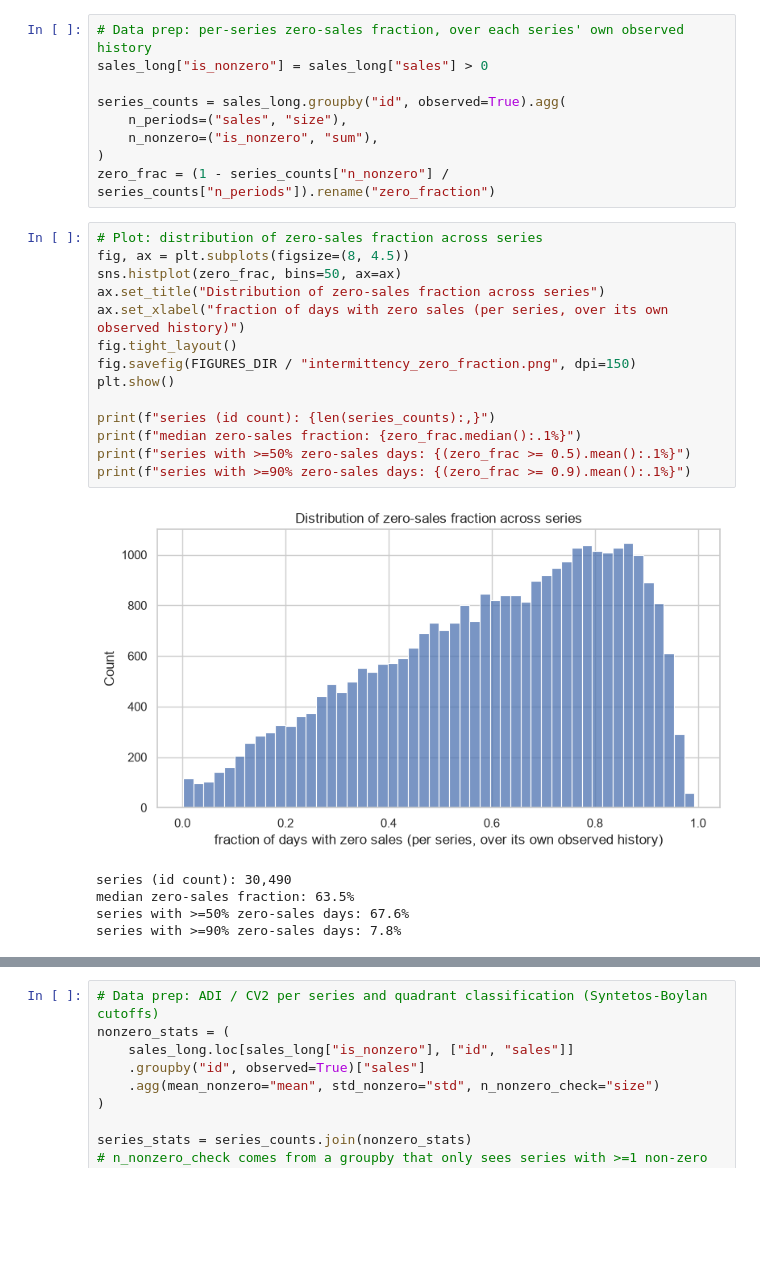
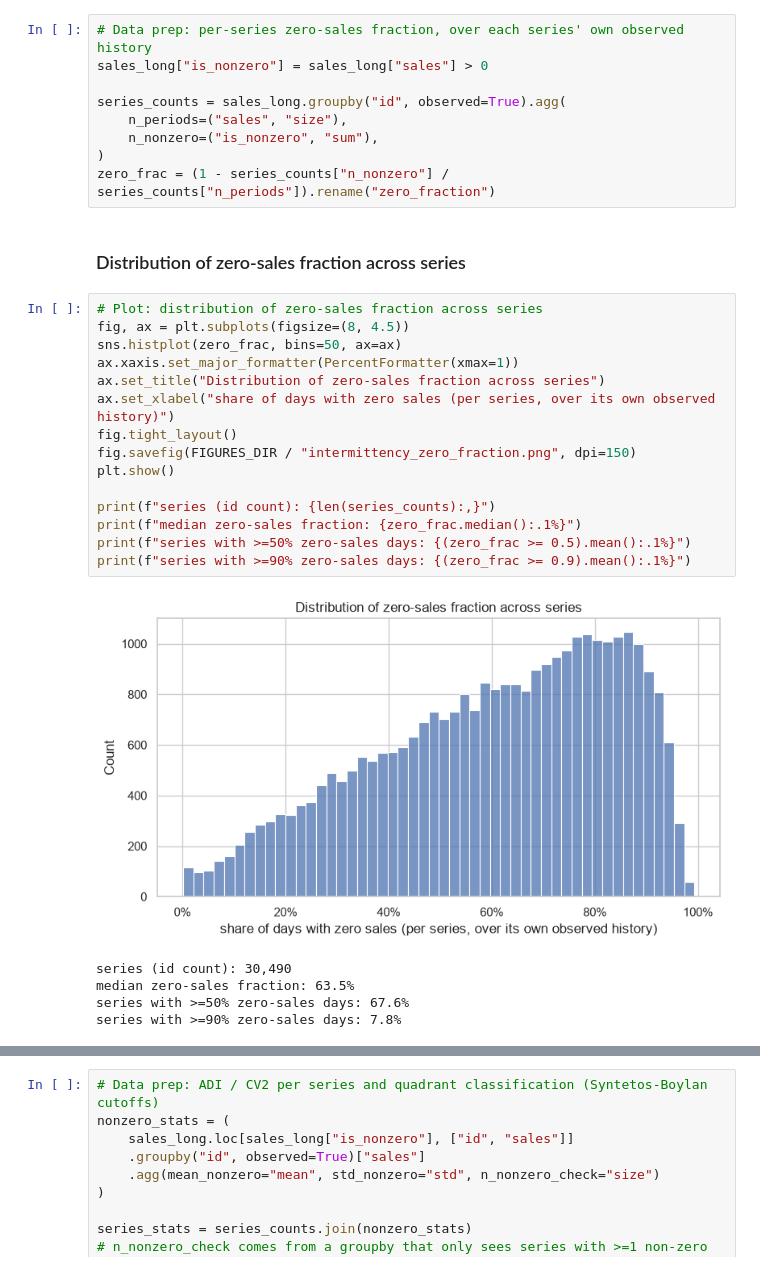
Before and after one commit to traha-89/M5_Forecasting_Accuracy, a Jupyter notebook: notebooks/02_eda.ipynb, the cells around one changed output, grey strips where cells are left out. Saved outputs shown, nothing was run; the diff lists cells and outputs as text; blank space fills up the shorter version.

```diff
--- a/notebooks/02_eda.ipynb
+++ b/notebooks/02_eda.ipynb
@@ -1019,22 +1013,25 @@ series_counts = sales_long.groupby("id", observed=True).agg(
     n_nonzero=("is_nonzero", "sum"),
 )
 zero_frac = (1 - series_counts["n_nonzero"] / series_counts["n_periods"]).rename("zero_fraction")
+# %% [markdown]
+### Distribution of zero-sales fraction across series
 # %%
 # Plot: distribution of zero-sales fraction across series
 fig, ax = plt.subplots(figsize=(8, 4.5))
 sns.histplot(zero_frac, bins=50, ax=ax)
+ax.xaxis.set_major_formatter(PercentFormatter(xmax=1))
 ax.set_title("Distribution of zero-sales fraction across series")
-ax.set_xlabel("fraction of days with zero sales (per series, over its own observed history)")
+ax.set_xlabel("share of days with zero sales (per series, over its own observed history)")
 fig.tight_layout()
 fig.savefig(FIGURES_DIR / "intermittency_zero_fraction.png", dpi=150)
 plt.show()
 
 print(f"series (id count): {len(series_counts):,}")
 print(f"median zero-sales fraction: {zero_frac.median():.1%}")
 print(f"series with >=50% zero-sales days: {(zero_frac >= 0.5).mean():.1%}")
 print(f"series with >=90% zero-sales days: {(zero_frac >= 0.9).mean():.1%}")
 # %% [output]
-[figure, old version]
+[figure, new version]
 series (id count): 30,490
 median zero-sales fraction: 63.5%
 series with >=50% zero-sales days: 67.6%
```
Also changed, not shown: parts of 20 cells of this notebook, 5 other files.
